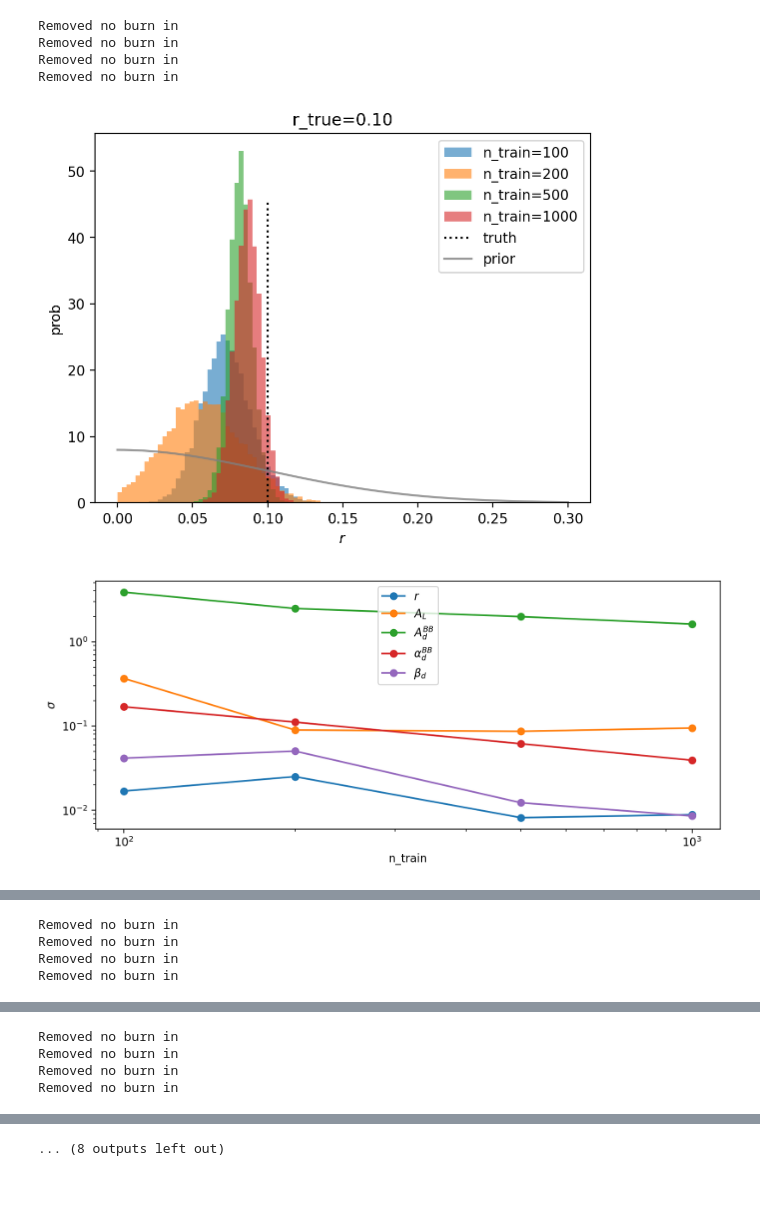
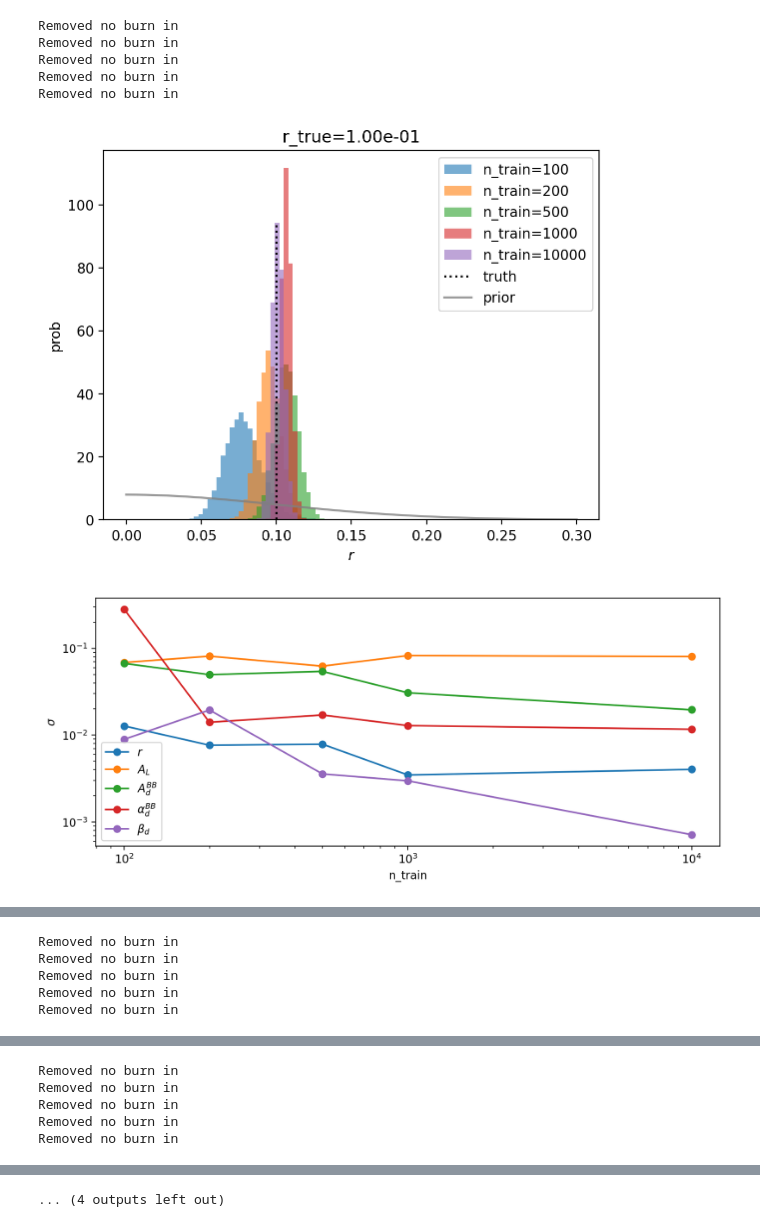
Before and after one commit to AdriJD/sbi_bmode, a Jupyter notebook: test_sbi.ipynb, the cells around one changed output, grey strips where cells are left out. Drawn from its saved outputs; the diff is of its cells as text; code cells hidden in the pictures; blank space fills up the shorter version.

Commit message:
optuna

```diff
--- a/test_sbi.ipynb
+++ b/test_sbi.ipynb
@@ -25,10 +26,10 @@ from getdist import MCSamples as getdist_MCSamples
 # %%
 indir = '/mnt/home/abayer/cca_project/output/'
 
-r_trues = [0.1, 0.05, 0.01, 0.001, 0.0001][:]
-seed = -1
-n_trains = [100, 200, 500, 1000, 10000][:-1]
-n_samples = 1000
+r_trues = [0.1, 0.01, 0.001, 0.0001][:]
+seed = 0
+n_trains = [100, 200, 500, 1000, 10000][:]
+n_samples = 10000
 n_rounds = 1
 
 # for bins and plotting
@@ -43,6 +44,16 @@ param_names = ['r_tensor', 'A_lens', 'A_d_BB', 'alpha_d_BB', 'beta_dust']
 param_labels = [r'$r$', r'$A_L$', r'$A_d^{BB}$', r'$\alpha_d^{BB}$', r'$\beta_d$']
 param_labels_g = [l[1:-1] for l in param_labels] # getdist will put in $
 param_truths = [None, 1, 5, -0.2, 1.59]
+
+# optuna ranges:
+num_atoms0 = 1
+num_atoms1 = 100
+training_batch_size0 = 20
+training_batch_size1 = 120
+learning_rate0 = 1e-6
+learning_rate1 = 1
+clip_max_norm0 = 1e-4
+clip_max_norm1 = 1e2
 # %%
 %matplotlib inline
 %config InlineBackend.figure_format='retina'
@@ -54,7 +65,18 @@ for r_true in r_trues:
     for nti,n_train in enumerate(n_trains):
         subdirname = 'r%.2e_s%d_nt%d_ns%d_nr%d' % (r_true, seed, n_train, n_samples, n_rounds)
 
-        samples = np.load(opj(indir,subdirname,'samples.npy'))
+        # load best run from optuna:
+        study_name = 'bmode_%s_na%d-%d_bs%d-%d_lr%.2e-%.2e_cm%.2e-%.2e' % \
+            (subdirname,
+            num_atoms0, num_atoms1,
+            training_batch_size0, training_batch_size1,
+            learning_rate0, learning_rate1,
+            clip_max_norm0, clip_max_norm1)
+        storage    = 'sqlite:///bmode.db'
+        study = optuna.load_study(study_name, storage)
+        suffix = '_trial%d' % study.best_trial.number
+
+        samples = np.load(opj(indir,subdirname,f'samples{suffix}.npy'))
         rsamples = samples[:,0]
         stds[nti] = np.std(samples, axis=0)
 
@@ -64,32 +86,33 @@ for r_true in r_trues:
     plt.vlines(r_true, 0, hist[0].max(), color='k', linestyle=':', label='truth')
     plt.plot(np.linspace(rmin,rmax,1000), np.exp(HalfNormal(0.1).log_prob(torch.linspace(rmin,rmax,1000))), color='gray', alpha=0.8, label='prior')
     plt.title('r_true=%.2e'%r_true)
     plt.xlabel(r'$r$')
     plt.ylabel('prob')
     plt.legend()
     plt.show()
 
     plt.figure(figsize=(10,4))
     for i in range(n_params):
         plt.plot(n_trains, stds[:,i], label=param_labels[i], marker='o')
     plt.xlabel('n_train')
     plt.ylabel(r'$\sigma$')
     plt.legend()
     plt.xscale('log')
     plt.yscale('log')
     plt.show()
 
     #plt.figure()
     g = getdist_plots.get_subplot_plotter(width_inch=8)
     g.triangle_plot(samples_g, filled=True,
                             markers=param_truths,
                             contour_colors=['C%d'%i for i in range(n_train)],
     )
     plt.show()
 # %% [output]
 Removed no burn in
 Removed no burn in
 Removed no burn in
 Removed no burn in
+Removed no burn in
-[figure, old version]
+[figure, new version]
-[figure, old version]
+[figure, new version]
@@ -98,3 +121,4 @@ Removed no burn in
 Removed no burn in
 Removed no burn in
 Removed no burn in
+Removed no burn in
@@ -105,3 +129,4 @@ Removed no burn in
 Removed no burn in
 Removed no burn in
 Removed no burn in
+Removed no burn in
@@ -111 +136 @@ Removed no burn in
-... (8 outputs left out)
+... (4 outputs left out)
```
Also changed, not shown: parts of 2 cells of this notebook, 2 other files.
